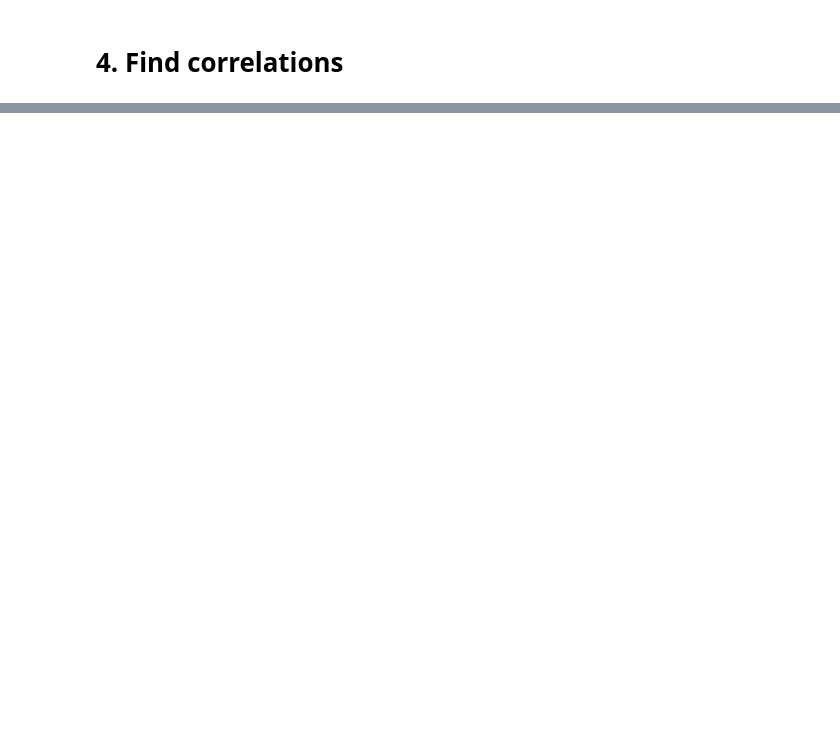
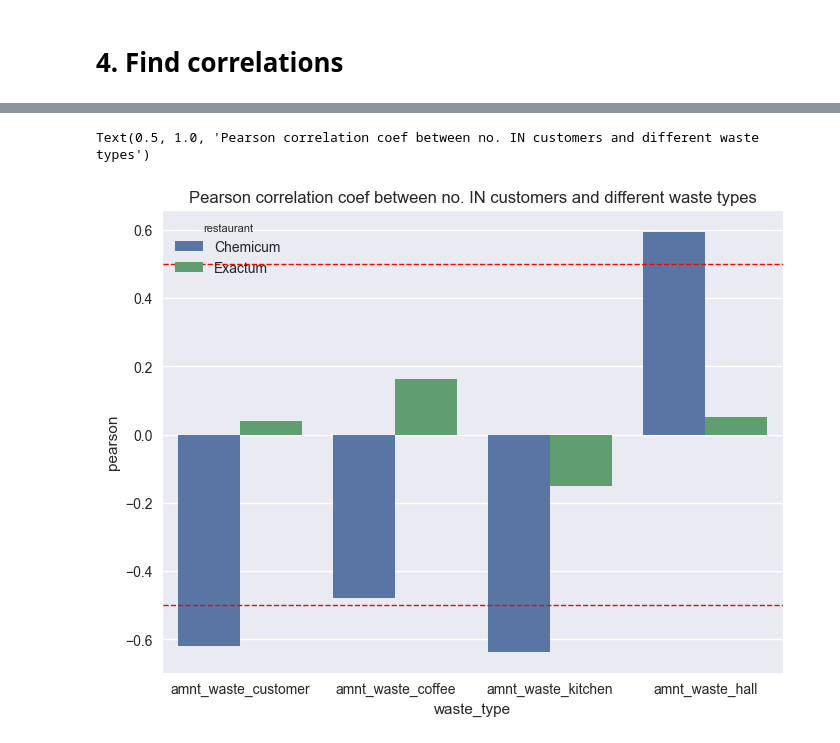
Before and after one commit to Food-Waste-Optimization/Food-Waste-Optimization, a Jupyter notebook: experiments_hoangle/correlations.ipynb, the cells around one changed output, grey strips where cells are left out. Saved outputs shown, nothing was run; the diff lists cells and outputs as text; code cells hidden in the pictures; blank space fills up the shorter version.

Commit message:
Finish plots for corr between occupancy and waste

```diff
--- a/experiments_hoangle/correlations.ipynb
+++ b/experiments_hoangle/correlations.ipynb
@@ -296,0 +279,8 @@ fact[~fact.isna().any(axis=1)]
+# %%
+cols_val = ['num_customer_in', 'amnt_waste_customer', 'amnt_waste_coffee', 'amnt_waste_kitchen', 'amnt_waste_hall']
+cols = ['date', 'restaurant', *cols_val]
+
+df_cus_waste = fact[cols]
+df_cus_waste = df_cus_waste[~df_cus_waste.isna().any(axis=1)]
+
+df_cus_waste.head()
@@ -296,0 +294,15 @@ fact[~fact.isna().any(axis=1)]
+# %%
+correlations = []
+for restaurant in df_cus_waste['restaurant'].unique():
+    df_cus_waste_restaurant = df_cus_waste[df_cus_waste['restaurant'] == restaurant]
+
+    corr = df_cus_waste_restaurant[cols_val].corr().iloc[0]
+    corr['restaurant'] = restaurant
+
+    correlations.append(corr)
+# %%
+cols = ['amnt_waste_customer', 'amnt_waste_coffee', 'amnt_waste_kitchen', 'amnt_waste_hall']
+
+df_corr = pd.DataFrame(correlations).melt(id_vars='restaurant', value_vars=cols, value_name='pearson', var_name='waste_type')
+
+df_corr.head()
@@ -296,0 +316,12 @@ fact[~fact.isna().any(axis=1)]
+# %%
+fig = plt.figure(figsize=(8, 6))
+ax = fig.add_subplot(111)
+
+sns.barplot(data=df_corr, x='waste_type', y='pearson', hue='restaurant', ax=ax)
+ax.axhline(y = 0.5, color = 'r', linestyle = '--', linewidth=1)
+ax.axhline(y = -0.5, color = 'r', linestyle = '--', linewidth=1)
+
+ax.set_title("Pearson correlation coef between no. IN customers and different waste types")
+# %% [output]
+Text(0.5, 1.0, 'Pearson correlation coef between no. IN customers and different waste types')
+[figure, added]
```
Also changed, not shown: parts of 5 cells of this notebook.
